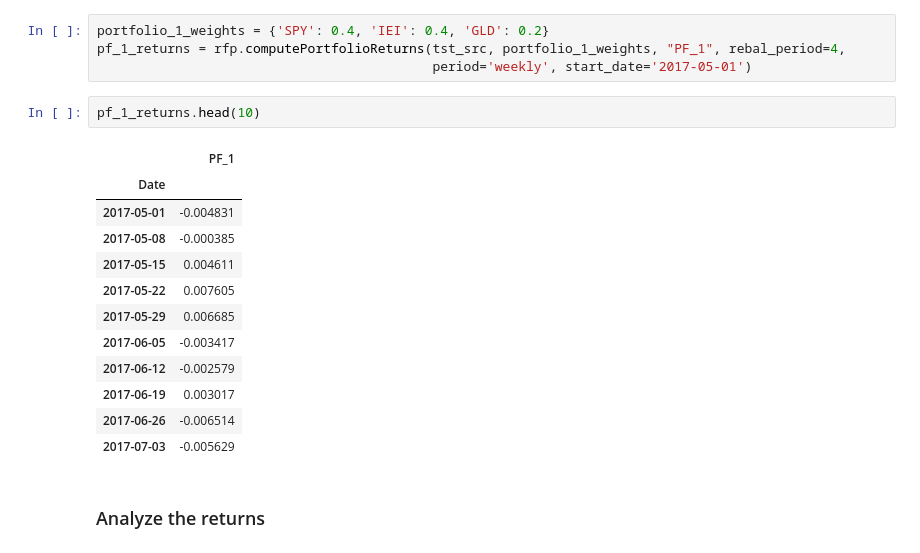
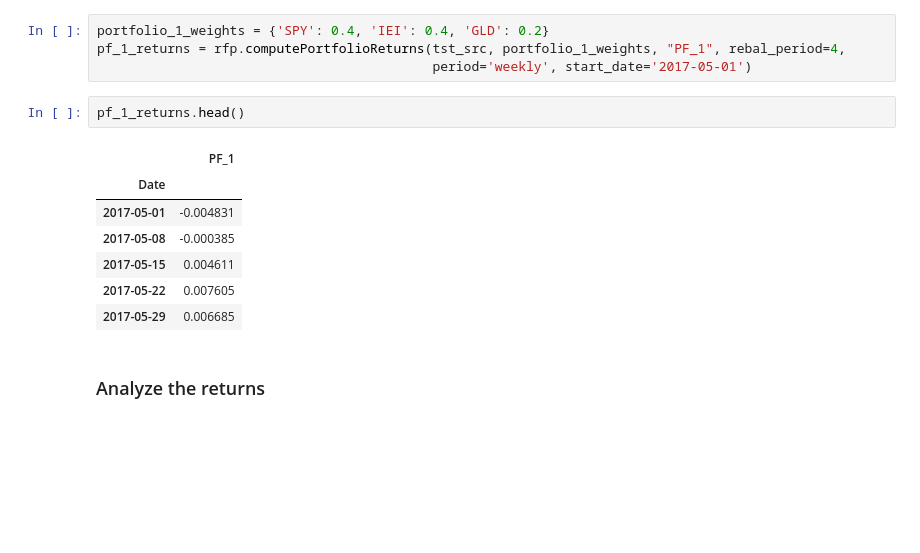
Before and after one commit to rickatx/rfpfolio, a Jupyter notebook: index.ipynb, the cells around one changed output. Saved outputs shown, nothing was run; the diff lists cells and outputs as text; blank space fills up the shorter version.

```diff
--- a/index.ipynb
+++ b/index.ipynb
@@ -73,20 +74,15 @@ portfolio_1_weights = {'SPY': 0.4, 'IEI': 0.4, 'GLD': 0.2}
 pf_1_returns = rfp.computePortfolioReturns(tst_src, portfolio_1_weights, "PF_1", rebal_period=4,
                                            period='weekly', start_date='2017-05-01')
 # %%
-pf_1_returns.head(10)
+pf_1_returns.head()
 # %% [output]
 |  | PF_1 |
 | Date |  |
 | 2017-05-01 | -0.004831 |
 | 2017-05-08 | -0.000385 |
 | 2017-05-15 | 0.004611 |
 | 2017-05-22 | 0.007605 |
 | 2017-05-29 | 0.006685 |
-| 2017-06-05 | -0.003417 |
-| 2017-06-12 | -0.002579 |
-| 2017-06-19 | 0.003017 |
-| 2017-06-26 | -0.006514 |
-| 2017-07-03 | -0.005629 |
 # %% [markdown]
 ### Analyze the returns
 # %%
```
Also changed, not shown: parts of 2 cells of this notebook, 2 other files.
